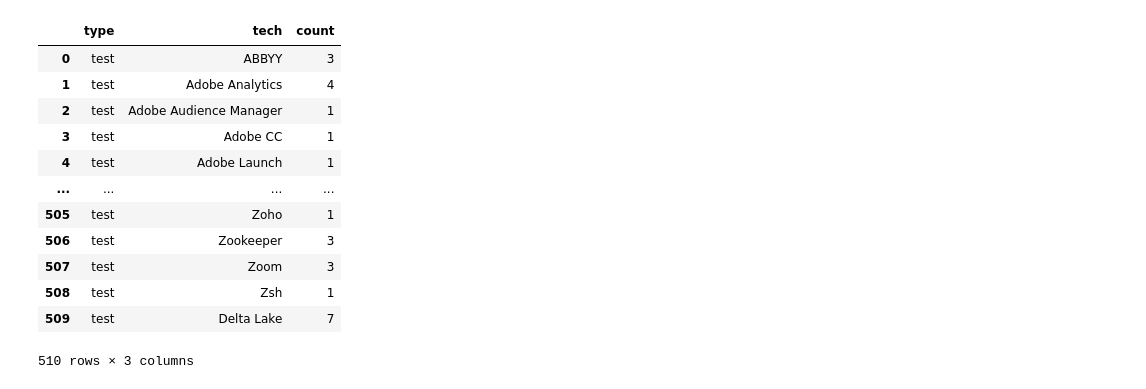
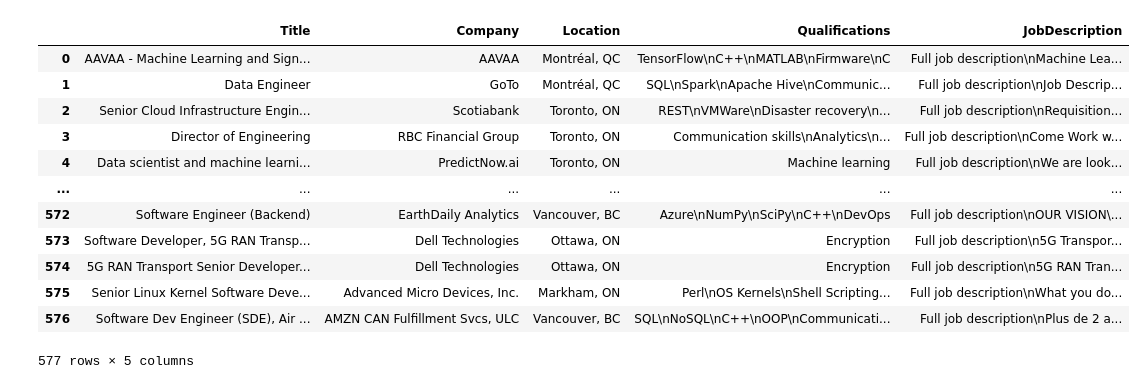
Before and after one commit to Vodolay/jobs, a Jupyter notebook: SH/tech_counter_spacy.ipynb, the cells around one changed output. Cells and saved outputs as stored; diff of their text form; code cells hidden in the pictures.

Commit message:
Files for tech count and tech highlighting

```diff
--- a/SH/tech_counter_spacy.ipynb
+++ b/SH/tech_counter_spacy.ipynb
@@ -547,16 +335,0 @@ for key in count:
-# %%
-cdf
-# %% [output]
-|  | type | tech | count |
-| 0 | test | ABBYY | 3 |
-| 1 | test | Adobe Analytics | 4 |
-| 2 | test | Adobe Audience Manager | 1 |
-| 3 | test | Adobe CC | 1 |
-| 4 | test | Adobe Launch | 1 |
-| ... | ... | ... | ... |
-| 505 | test | Zoho | 1 |
-| 506 | test | Zookeeper | 3 |
-| 507 | test | Zoom | 3 |
-| 508 | test | Zsh | 1 |
-| 509 | test | Delta Lake | 7 |
-510 rows × 3 columns
@@ -564,0 +336,18 @@ cdf.to_csv('TEST_tech_counts.csv')
+# %%
+jobs = pd.read_csv('SimplyHired_CAN_JD_AUG_2022.csv')
+# %%
+jobs
+# %% [output]
+|  | Title | Company | Location | Qualifications | JobDescription |
+| 0 | AAVAA - Machine Learning and Sign... | AAVAA | Montréal, QC | TensorFlow\nC++\nMATLAB\nFirmware\nC | Full job description\nMachine Lea... |
+| 1 | Data Engineer | GoTo | Montréal, QC | SQL\nSpark\nApache Hive\nCommunic... | Full job description\nJob Descrip... |
+| 2 | Senior Cloud Infrastructure Engin... | Scotiabank | Toronto, ON | REST\nVMWare\nDisaster recovery\n... | Full job description\nRequisition... |
+| 3 | Director of Engineering | RBC Financial Group | Toronto, ON | Communication skills\nAnalytics\n... | Full job description\nCome Work w... |
+| 4 | Data scientist and machine learni... | PredictNow.ai | Toronto, ON | Machine learning | Full job description\nWe are look... |
+| ... | ... | ... | ... | ... | ... |
+| 572 | Software Engineer (Backend) | EarthDaily Analytics | Vancouver, BC | Azure\nNumPy\nSciPy\nC++\nDevOps | Full job description\nOUR VISION\... |
+| 573 | Software Developer, 5G RAN Transp... | Dell Technologies | Ottawa, ON | Encryption | Full job description\n5G Transpor... |
+| 574 | 5G RAN Transport Senior Developer... | Dell Technologies | Ottawa, ON | Encryption | Full job description\n5G RAN Tran... |
+| 575 | Senior Linux Kernel Software Deve... | Advanced Micro Devices, Inc. | Markham, ON | Perl\nOS Kernels\nShell Scripting... | Full job description\nWhat you do... |
+| 576 | Software Dev Engineer (SDE), Air ... | AMZN CAN Fulfillment Svcs, ULC | Vancouver, BC | SQL\nNoSQL\nC++\nOOP\nCommunicati... | Full job description\nPlus de 2 a... |
+577 rows × 5 columns
```
Also changed, not shown: parts of 33 cells of this notebook, 7 other files.
